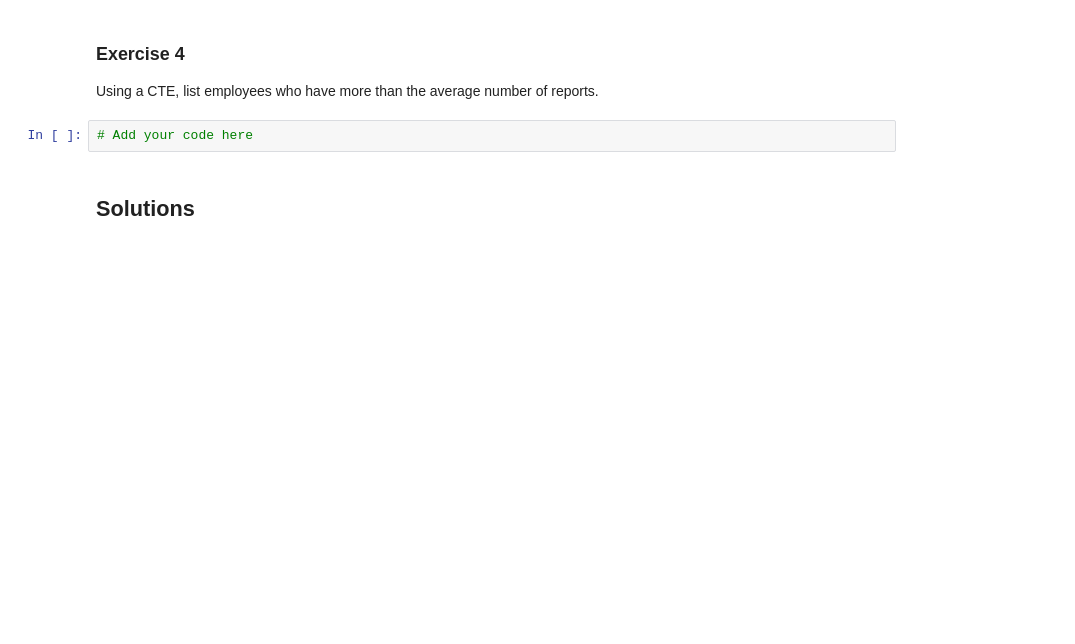
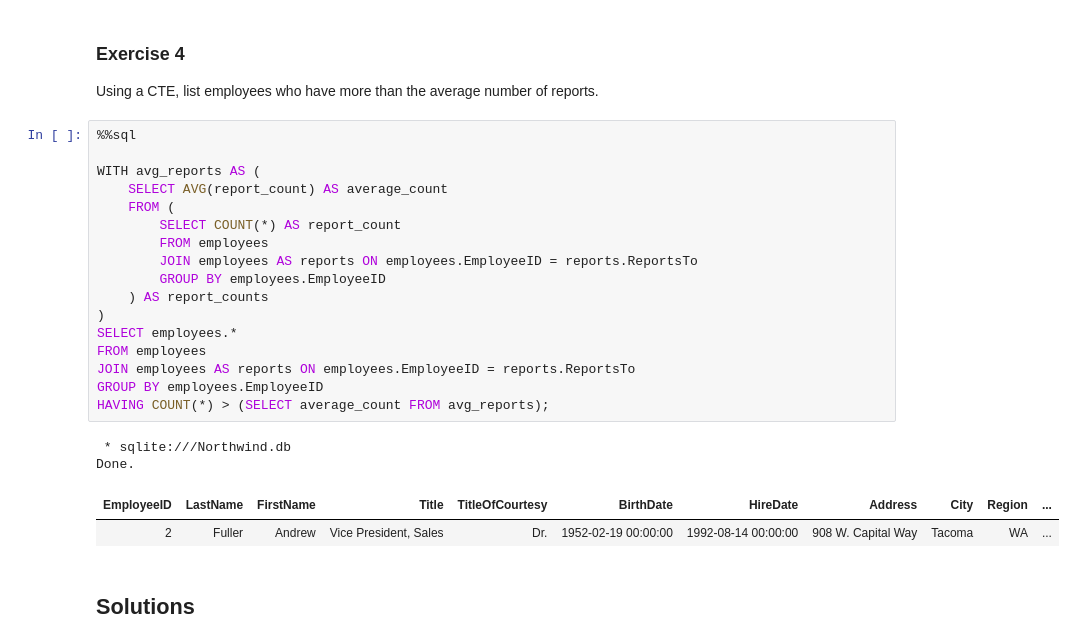
Before and after one commit to RealElvince/northwind-project-2, a Jupyter notebook: Subqueries and CTE's [Exercise].ipynb, the cells around one changed output. Drawn from its saved outputs; the diff is of its cells as text; blank space fills up the shorter version.

```diff
--- a/Subqueries and CTE's [Exercise].ipynb
+++ b/Subqueries and CTE's [Exercise].ipynb
@@ -80,7 +133,27 @@ Write a CTE to find the most ordered product by each customer.
 
 Using a CTE, list employees who have more than the average number of reports.
 # %%
-# Add your code here
+%%sql
+
+WITH avg_reports AS (
+    SELECT AVG(report_count) AS average_count
+    FROM (
+        SELECT COUNT(*) AS report_count
+        FROM employees
+        JOIN employees AS reports ON employees.EmployeeID = reports.ReportsTo
+        GROUP BY employees.EmployeeID
+    ) AS report_counts
+)
+SELECT employees.*
+FROM employees
+JOIN employees AS reports ON employees.EmployeeID = reports.ReportsTo
+GROUP BY employees.EmployeeID
+HAVING COUNT(*) > (SELECT average_count FROM avg_reports);
+# %% [output]
+ * sqlite:///Northwind.db
+Done.
+| EmployeeID | LastName | FirstName | Title | TitleOfCourtesy | BirthDate | HireDate | Address | City | Region | ... |
+| 2 | Fuller | Andrew | Vice President, Sales | Dr. | 1952-02-19 00:00:00 | 1992-08-14 00:00:00 | 908 W. Capital Way | Tacoma | WA | ... |
 # %% [markdown]
 ## Solutions
 # %% [markdown]
```
Also changed, not shown: parts of 2 cells of this notebook.
